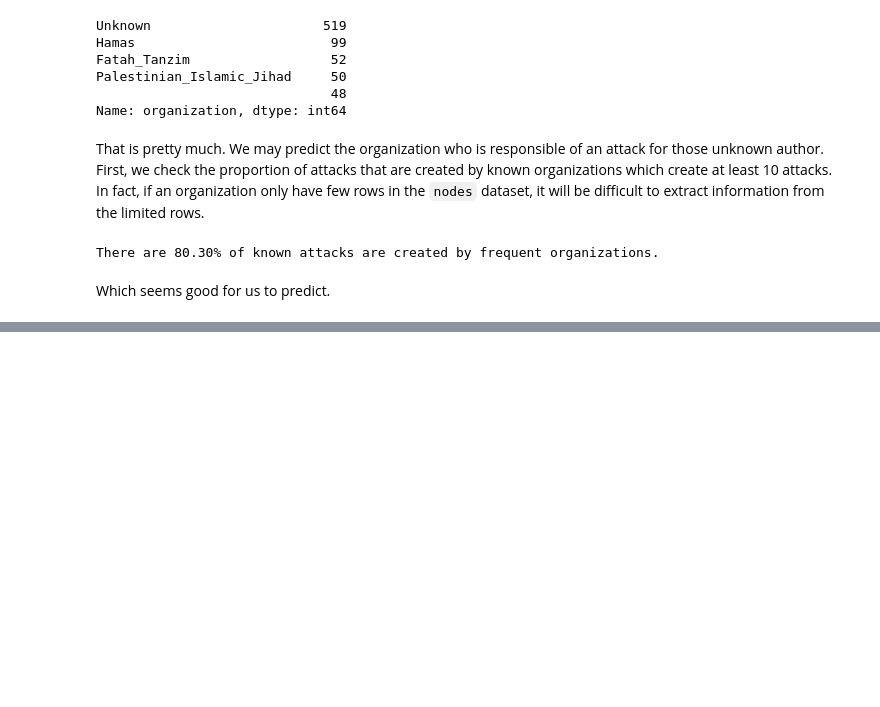
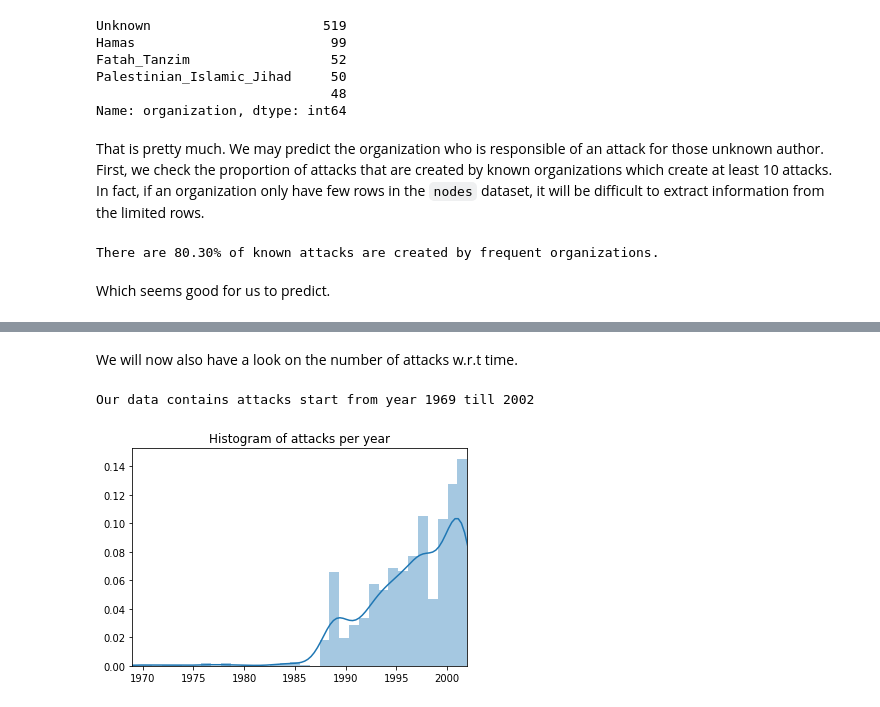
Before and after one commit to yusiZou/NTDS_project, a Jupyter notebook: code.ipynb, the cells around one changed output, grey strips where cells are left out. Drawn from its saved outputs; the diff is of its cells as text; code cells hidden in the pictures; blank space fills up the shorter version.

Commit message:
plot histograms

```diff
--- a/code.ipynb
+++ b/code.ipynb
@@ -108,0 +110,17 @@ attacks.head()
+# %%
+ls = sorted(attacks.date[attacks.date.notna()])
+# %% [markdown]
+We will now also have a look on the number of attacks w.r.t time.
+# %%
+attack_year = [t.year for t in ls]
+
+print("Our data contains attacks start from year {} till {}"
+      .format(min(set(attack_year)), max(set(attack_year))))
+# %% [output]
+Our data contains attacks start from year 1969 till 2002
+# %%
+sns.distplot(attack_year, bins=34)
+plt.title('Histogram of attacks per year')
+plt.xlim([1969,2002]);
+# %% [output]
+[figure, added]
```
Also changed, not shown: parts of 3 cells of this notebook.
